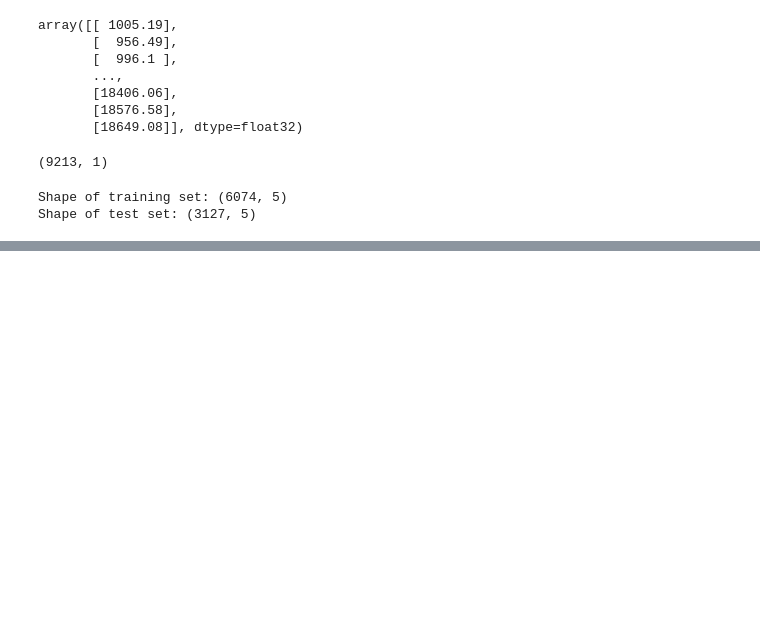
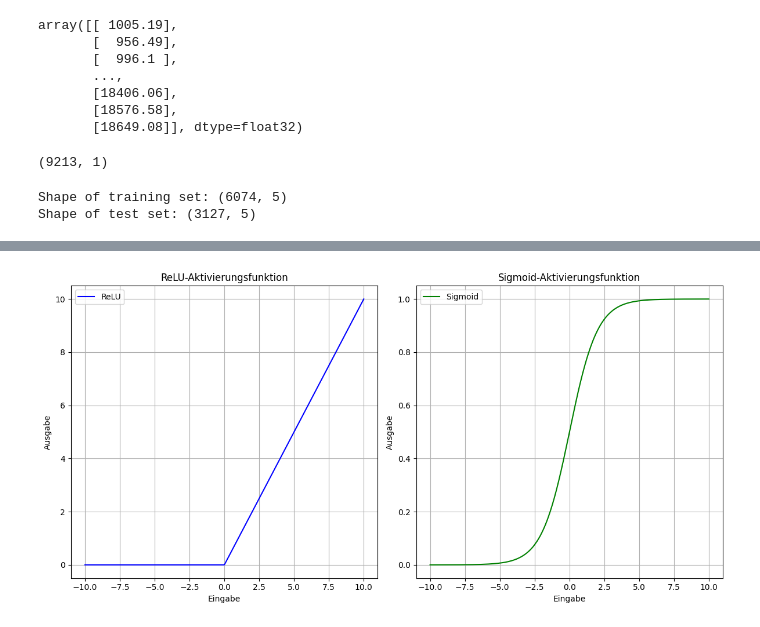
Before and after one commit to RiccardoDAndrea/Bachelor, a Jupyter notebook: RNN.ipynb, the cells around one changed output, grey strips where cells are left out. Cells and saved outputs as stored; diff of their text form; code cells hidden in the pictures; blank space fills up the shorter version.

Commit message:
chore: Update RNN page with improved data preprocessing and visualization

```diff
--- a/RNN.ipynb
+++ b/RNN.ipynb
@@ -272,0 +253,45 @@ plt.show()
+# %%
+import numpy as np
+import matplotlib.pyplot as plt
+
+# ReLU-Aktivierungsfunktion
+def relu(x):
+    return np.maximum(0, x)
+
+# Sigmoid-Aktivierungsfunktion
+def sigmoid(x):
+    return 1 / (1 + np.exp(-x))
+
+# Eingabebereich
+x = np.linspace(-10, 10, 400)
+
+# Berechnung der Ausgaben
+y_relu = relu(x)
+y_sigmoid = sigmoid(x)
+
+# Erstellung der Grafiken
+fig, (ax1, ax2) = plt.subplots(1, 2, figsize=(12, 6))
+
+# ReLU-Grafik
+ax1.plot(x, y_relu, label='ReLU', color='blue')
+ax1.set_title('ReLU-Aktivierungsfunktion')
+ax1.set_xlabel('Eingabe')
+ax1.set_ylabel('Ausgabe')
+ax1.legend()
+ax1.grid(True)
+
+# Sigmoid-Grafik
+ax2.plot(x, y_sigmoid, label='Sigmoid', color='green')
+ax2.set_title('Sigmoid-Aktivierungsfunktion')
+ax2.set_xlabel('Eingabe')
+ax2.set_ylabel('Ausgabe')
+ax2.legend()
+ax2.grid(True)
+
+plt.tight_layout()
+plt.show()
+
+#save as png
+fig.savefig('activation_functions.png')
+# %% [output]
+[figure, added]
```
Also changed, not shown: parts of 14 cells of this notebook, 2 other files.
